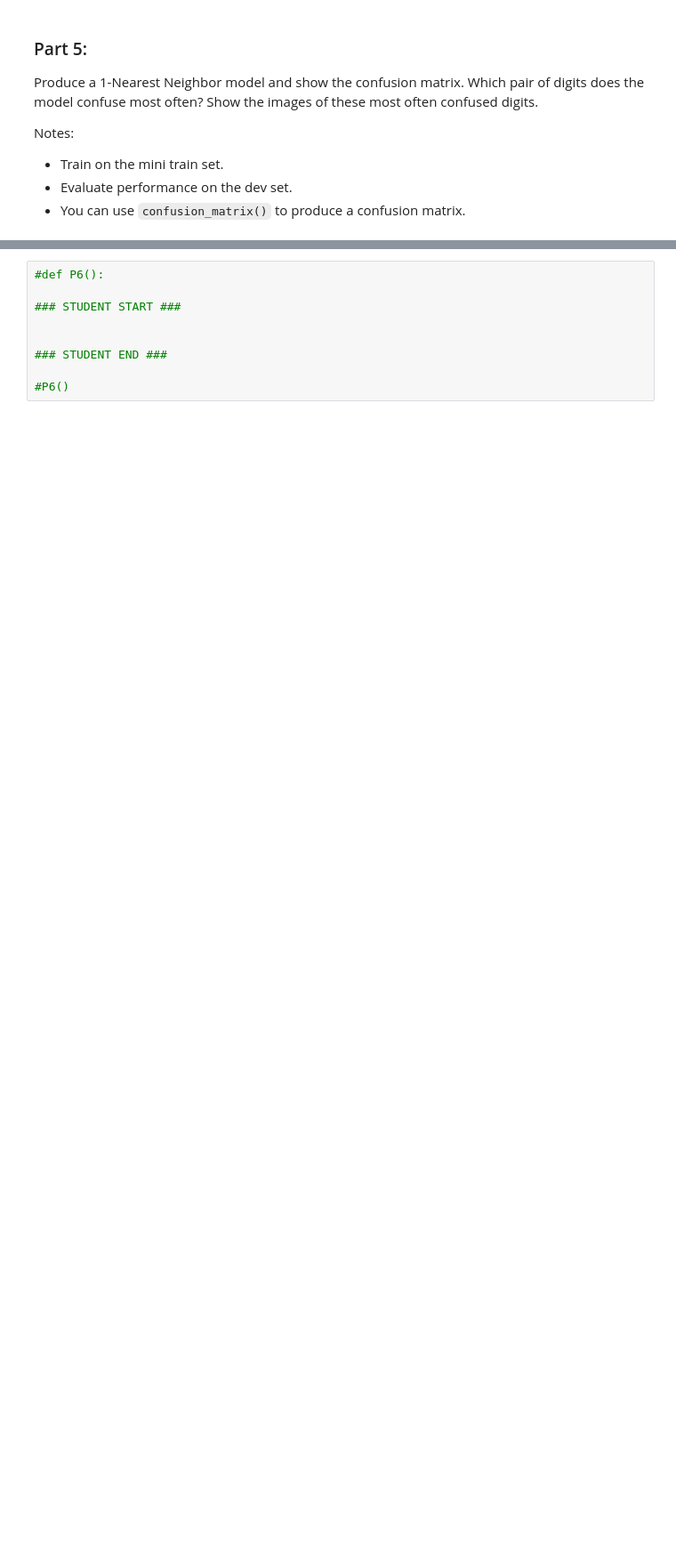
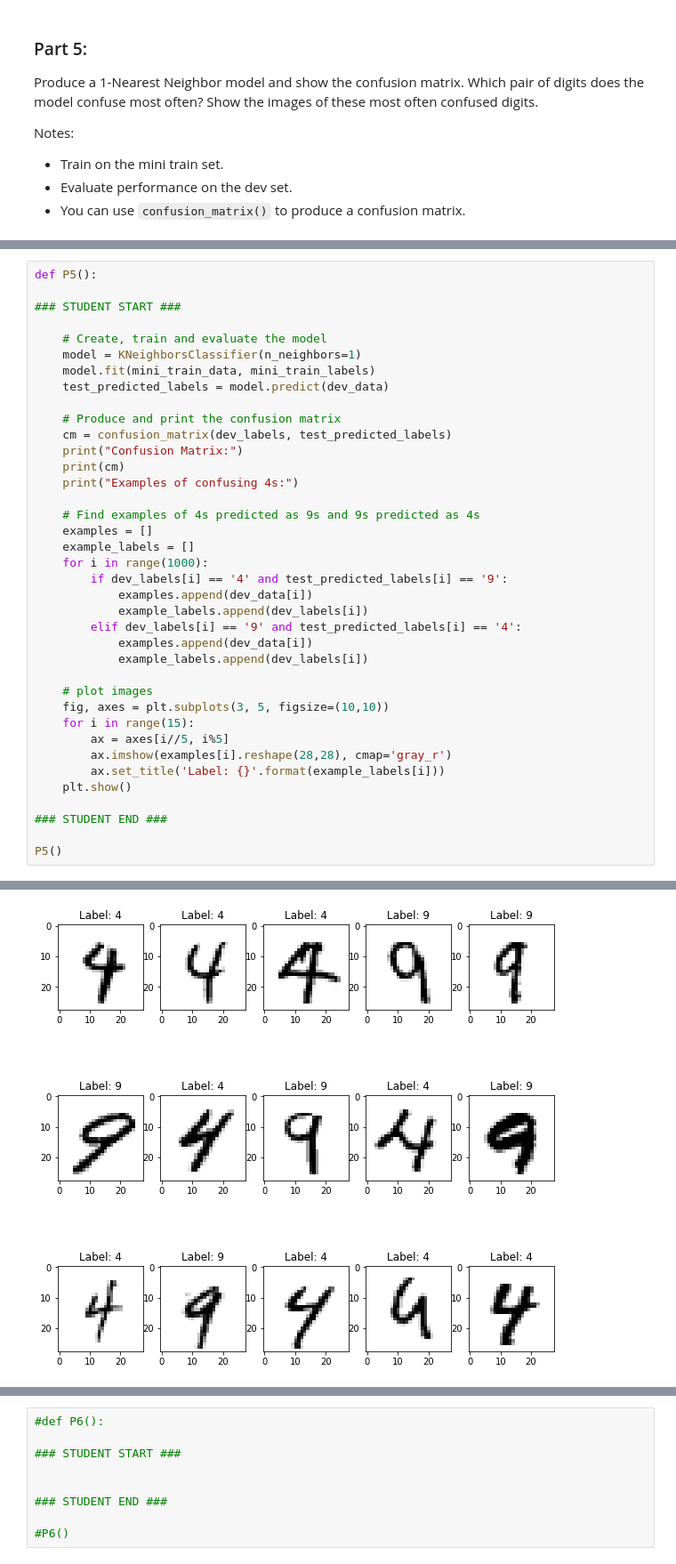
Before and after one commit to GabyML/aml, a Jupyter notebook: projects/gabriela_maylagunes_p1.ipynb, the cells around one changed output, grey strips where cells are left out. Shown: that part at 89% size. Saved outputs shown, nothing was run; the diff lists cells and outputs as text; blank space fills up the shorter version.

```diff
--- a/projects/gabriela_maylagunes_p1.ipynb
+++ b/projects/gabriela_maylagunes_p1.ipynb
@@ -276,0 +332,39 @@ ANSWER:
+# %%
+def P5():
+
+### STUDENT START ###
+
+    # Create, train and evaluate the model
+    model = KNeighborsClassifier(n_neighbors=1)
+    model.fit(mini_train_data, mini_train_labels)
+    test_predicted_labels = model.predict(dev_data)
+
+    # Produce and print the confusion matrix
+    cm = confusion_matrix(dev_labels, test_predicted_labels)
+    print("Confusion Matrix:")
+    print(cm)
+    print("Examples of confusing 4s:")
+
+    # Find examples of 4s predicted as 9s and 9s predicted as 4s
+    examples = []
+    example_labels = []
+    for i in range(1000):
+        if dev_labels[i] == '4' and test_predicted_labels[i] == '9':
+            examples.append(dev_data[i])
+            example_labels.append(dev_labels[i])
+        elif dev_labels[i] == '9' and test_predicted_labels[i] == '4':
+            examples.append(dev_data[i])
+            example_labels.append(dev_labels[i])
+
+    # plot images
+    fig, axes = plt.subplots(3, 5, figsize=(10,10))
+    for i in range(15):
+        ax = axes[i//5, i%5]
+        ax.imshow(examples[i].reshape(28,28), cmap='gray_r')
+        ax.set_title('Label: {}'.format(example_labels[i]))
+    plt.show()
+
+### STUDENT END ###
+
+P5()
+# %% [output]
@@ -276,0 +383 @@ ANSWER:
+[figure, added]
```
Also changed, not shown: parts of 9 cells of this notebook.
